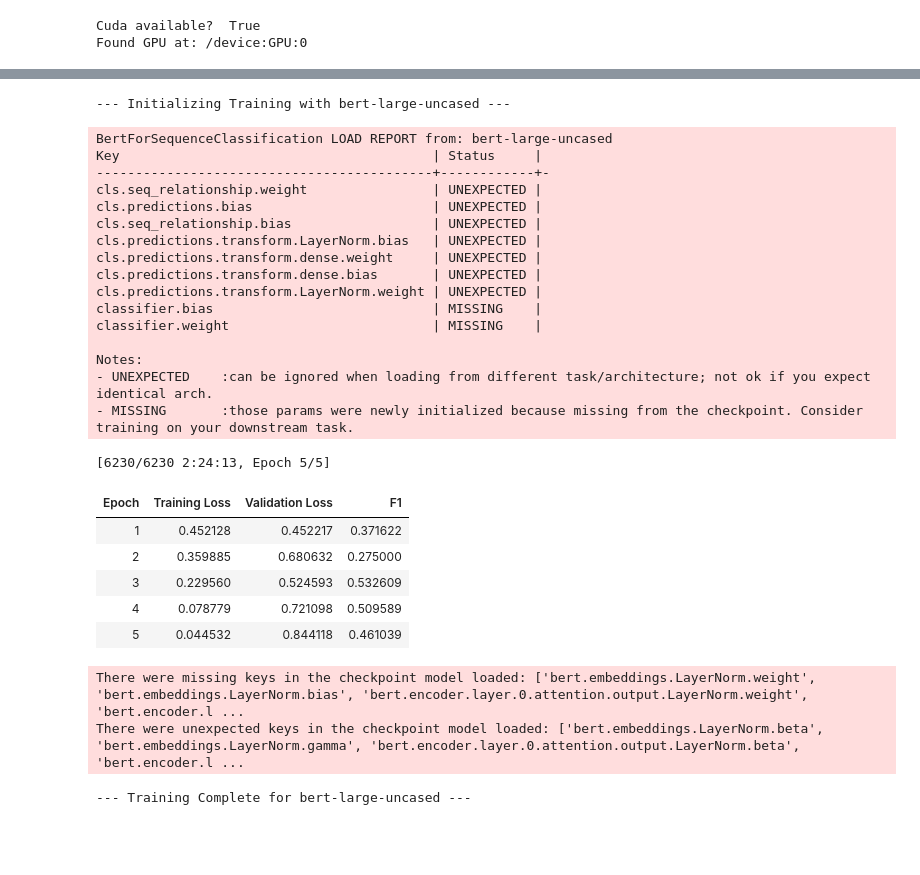
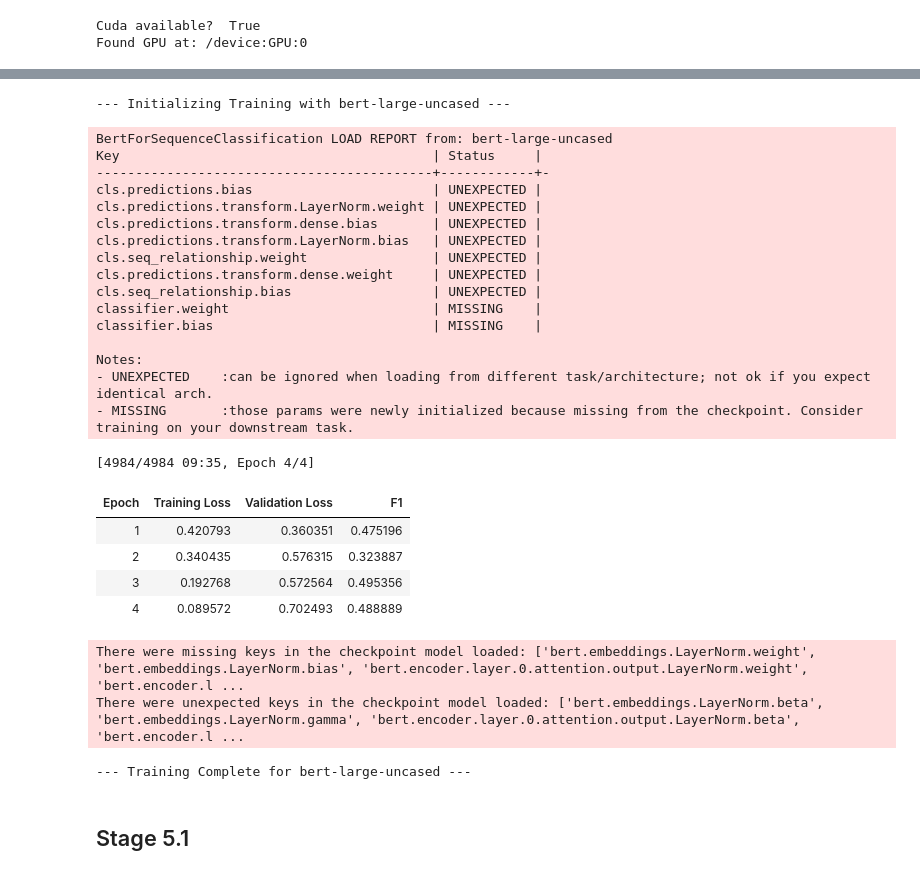
Before and after one commit to AAreeb13/NLP-Coursework, a Jupyter notebook: coursework.ipynb, the cells around one changed output, grey strips where cells are left out. Drawn from its saved outputs; the diff is of its cells as text; code cells hidden in the pictures; blank space fills up the shorter version.

```diff
--- a/coursework.ipynb
+++ b/coursework.ipynb
@@ -694,8 +694,17 @@ class WeightedTrainer(Trainer):
         loss = loss_fct(logits.view(-1, self.model.config.num_labels), labels.view(-1))
         return (loss, outputs) if return_outputs else loss
 
+import numpy as np
+from sklearn.metrics import f1_score
+
 def compute_metrics(eval_pred):
     logits, labels = eval_pred
+
+    # DeBERTa-v3 fix: if logits is a tuple, take the first element
+    if isinstance(logits, tuple):
+        logits = logits[0]
+
     predictions = np.argmax(logits, axis=-1)
-    # We focus on F1 for the positive class (1) as per task requirements
+
+    # We focus on F1 for the positive class (1)
     return {"f1": f1_score(labels, predictions, pos_label=1)}
@@ -710,8 +834,7 @@ from transformers import BertForSequenceClassification, RobertaForSequenceClassi
 MODEL_NAME = 'bert-large-uncased'
 NEW_LEARNING_RATE = 5e-6     # Lower learning rate
 NEW_WEIGHT_DECAY = 0.1       # Higher weight decay to prevent overconfidence
-NEW_EPOCHS = 5               # Early stopping will catch the best epoch
-
+NEW_EPOCHS = 4               # Early stopping will catch the best epoch
 # =====================================================================
 
 print(f"--- Initializing Training with {MODEL_NAME} ---")
@@ -735,45 +858,46 @@ training_args = TrainingArguments(
     load_best_model_at_end=True,
     metric_for_best_model="f1",
 )
 
 # 3. Initialize your existing WeightedTrainer class
 trainer = WeightedTrainer(
     model=model,
     args=training_args,
     train_dataset=tokenized_train,
     eval_dataset=tokenized_dev,
     compute_metrics=compute_metrics,
 )
 
 # 4. Start training
 trainer.train()
 
 print(f"--- Training Complete for {MODEL_NAME} ---")
 # %% [output]
 --- Initializing Training with bert-large-uncased ---
 BertForSequenceClassification LOAD REPORT from: bert-large-uncased
 Key                                        | Status     |
 -------------------------------------------+------------+-
+cls.predictions.bias                       | UNEXPECTED |
+cls.predictions.transform.LayerNorm.weight | UNEXPECTED |
+cls.predictions.transform.dense.bias       | UNEXPECTED |
+cls.predictions.transform.LayerNorm.bias   | UNEXPECTED |
 cls.seq_relationship.weight                | UNEXPECTED |
-cls.predictions.bias                       | UNEXPECTED |
+cls.predictions.transform.dense.weight     | UNEXPECTED |
 cls.seq_relationship.bias                  | UNEXPECTED |
-cls.predictions.transform.LayerNorm.bias   | UNEXPECTED |
-cls.predictions.transform.dense.weight     | UNEXPECTED |
-cls.predictions.transform.dense.bias       | UNEXPECTED |
-cls.predictions.transform.LayerNorm.weight | UNEXPECTED |
+classifier.weight                          | MISSING    |
 classifier.bias                            | MISSING    |
-classifier.weight                          | MISSING    |
 
 Notes:
 - UNEXPECTED    :can be ignored when loading from different task/architecture; not ok if you expect identical arch.
 - MISSING       :those params were newly initialized because missing from the checkpoint. Consider training on your downstream task.
-[6230/6230 2:24:13, Epoch 5/5]
+[4984/4984 09:35, Epoch 4/4]
 | Epoch | Training Loss | Validation Loss | F1 |
-| 1 | 0.452128 | 0.452217 | 0.371622 |
-| 2 | 0.359885 | 0.680632 | 0.275000 |
-| 3 | 0.229560 | 0.524593 | 0.532609 |
-| 4 | 0.078779 | 0.721098 | 0.509589 |
-| 5 | 0.044532 | 0.844118 | 0.461039 |
+| 1 | 0.420793 | 0.360351 | 0.475196 |
+| 2 | 0.340435 | 0.576315 | 0.323887 |
+| 3 | 0.192768 | 0.572564 | 0.495356 |
+| 4 | 0.089572 | 0.702493 | 0.488889 |
 There were missing keys in the checkpoint model loaded: ['bert.embeddings.LayerNorm.weight', 'bert.embeddings.LayerNorm.bias', 'bert.encoder.layer.0.attention.output.LayerNorm.weight', 'bert.encoder.l ...
 There were unexpected keys in the checkpoint model loaded: ['bert.embeddings.LayerNorm.beta', 'bert.embeddings.LayerNorm.gamma', 'bert.encoder.layer.0.attention.output.LayerNorm.beta', 'bert.encoder.l ...
 --- Training Complete for bert-large-uncased ---
+# %% [markdown]
+## Stage 5.1
```
Also changed, not shown: parts of 9 cells of this notebook, 1 other file.
